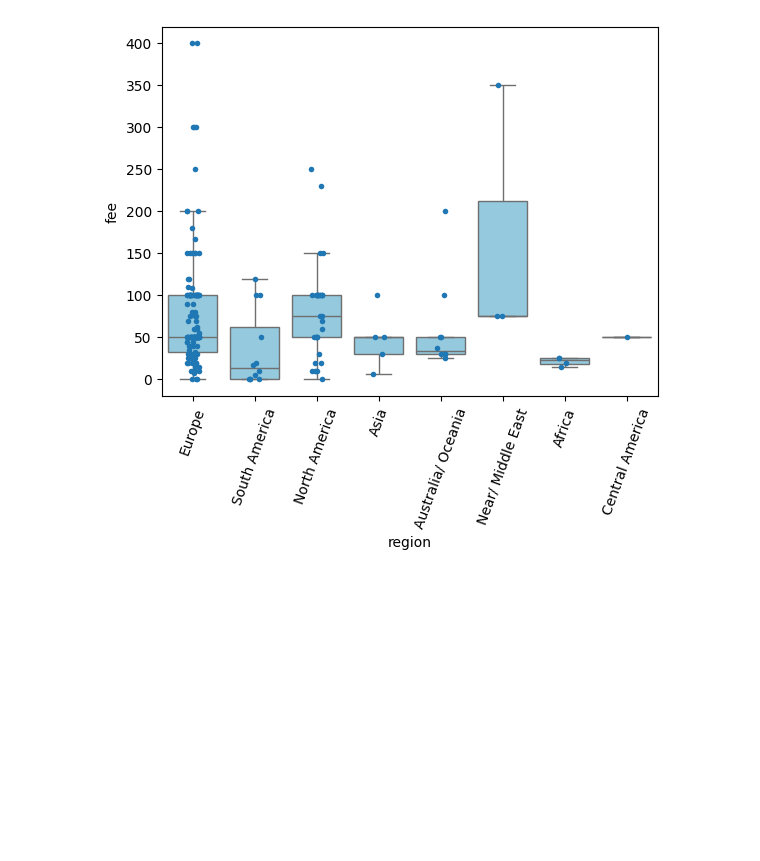
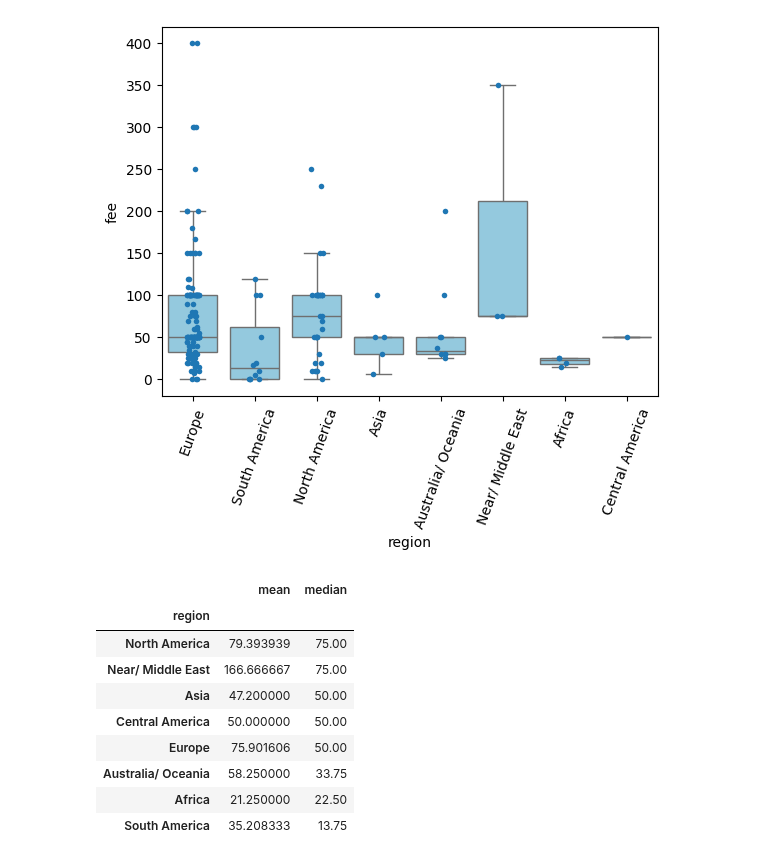
Before and after one commit to GloBIAS-BioimageAnalysts/Survey_2024, a Jupyter notebook: notebooks/membership_cost.ipynb, the cells around one changed output. Cells and saved outputs as stored; diff of their text form; code cells hidden in the pictures; blank space fills up the shorter version.

Commit message:
Add to fee analysis table with statistical descriptors

```diff
--- a/notebooks/membership_cost.ipynb
+++ b/notebooks/membership_cost.ipynb
@@ -291,3 +308,22 @@ axes.set_xticklabels(axes.get_xticklabels(), rotation=70)
  Text(6, 0, 'Africa'),
  Text(7, 0, 'Central America')]
 [figure]
+# %%
+table = pd.pivot_table(
+    selected_df[["fee", "region"]],
+    values="fee",
+    index="region",
+    aggfunc={"fee": ["median", "mean"]},
+).sort_values("median", ascending=False)
+table
+# %% [output]
+|  | mean | median |
+| region |  |  |
+| North America | 79.393939 | 75.00 |
+| Near/ Middle East | 166.666667 | 75.00 |
+| Asia | 47.200000 | 50.00 |
+| Central America | 50.000000 | 50.00 |
+| Europe | 75.901606 | 50.00 |
+| Australia/ Oceania | 58.250000 | 33.75 |
+| Africa | 21.250000 | 22.50 |
+| South America | 35.208333 | 13.75 |
```
Also changed, not shown: parts of 1 cell of this notebook.
